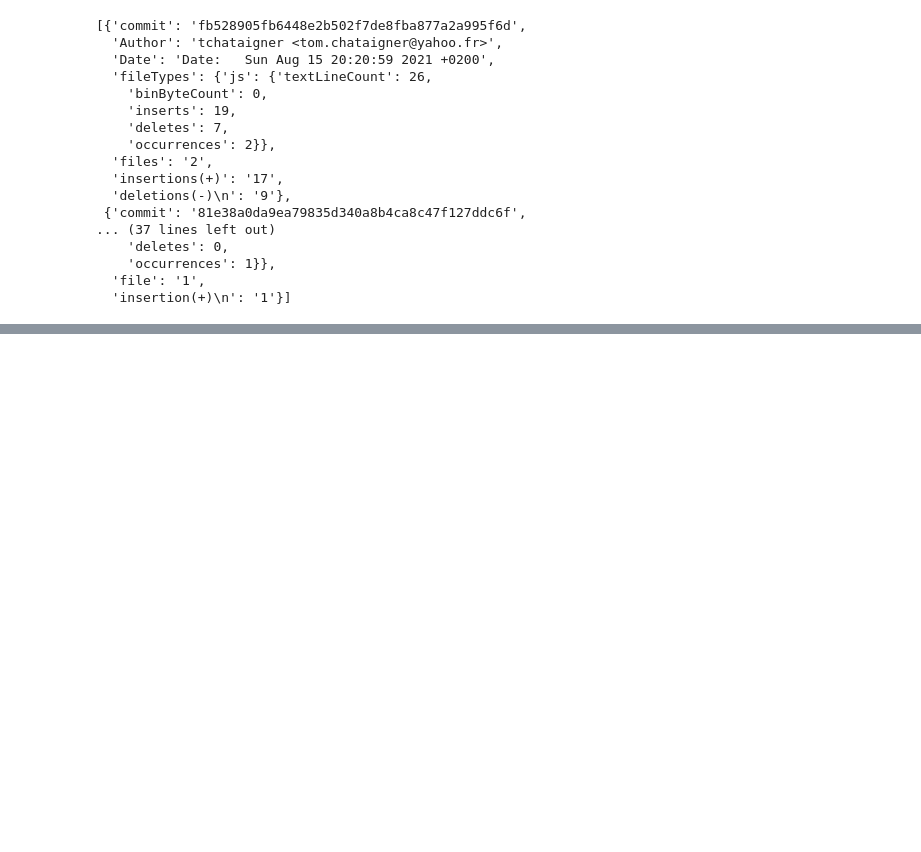
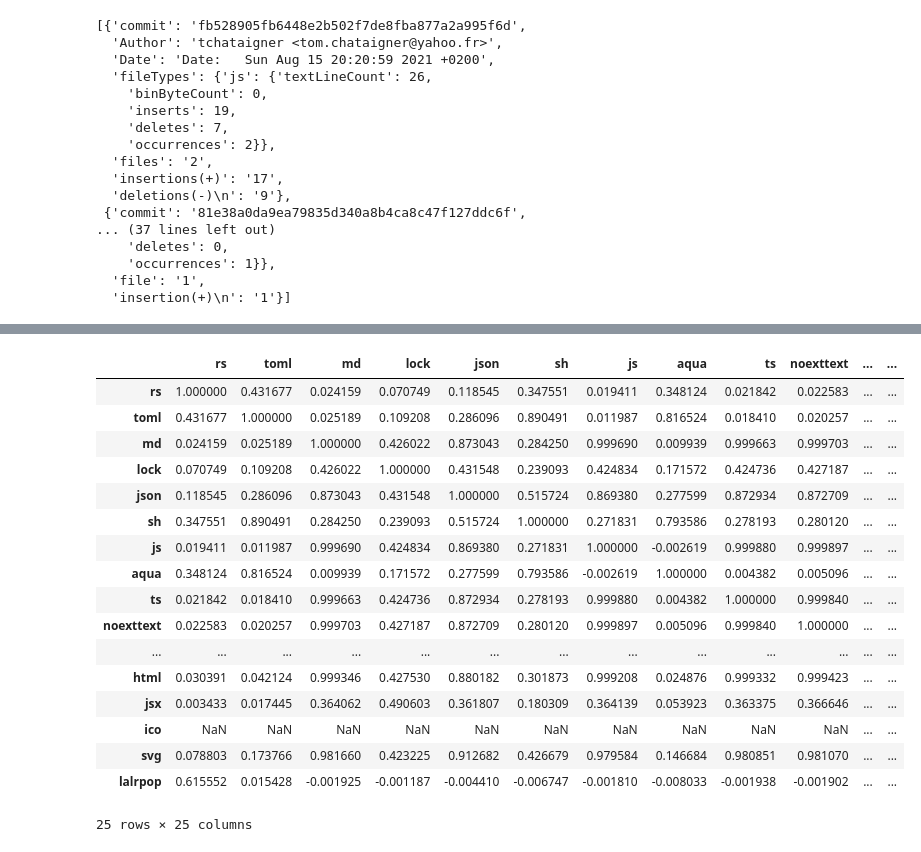
Before and after one commit to Deadman-DAO/Web3HackerNetwork, a Jupyter notebook: sandbox/notebooks/bob/commit_stat_analytics.ipynb, the cells around one changed output, grey strips where cells are left out. Saved outputs shown, nothing was run; the diff lists cells and outputs as text; code cells hidden in the pictures; blank space fills up the shorter version.

Commit message:
added correlation analysis for file types - maybe it will be more useful if I extract the values greater than 0.9 or something

```diff
--- a/sandbox/notebooks/bob/commit_stat_analytics.ipynb
+++ b/sandbox/notebooks/bob/commit_stat_analytics.ipynb
@@ -49,5 +49,6 @@ for stats in all_commit_stats:
 by_commit_count = sorted(ft_dicts, key=lambda d: d['commits'])
 by_commit_count.reverse()
 # if your odds of being in a commit are < 1/1000, you don't matter
-[stats for stats in by_commit_count if stats['commits'] < (len(all_commit_stats) / 1000)]
+main_type_stats = [stats for stats in by_commit_count if stats['commits'] > (len(all_commit_stats) / 100)]
+main_type_stats
 # %% [output]
@@ -70,0 +72,16 @@ by_commit_count.reverse()
+# %%
+import pandas as pd
+
+main_types = [stat['file_type'] for stat in main_type_stats]
+main_types.index('json')
+rows = []
+for commit_stats in all_commit_stats:
+    row = [0]*len(main_types)
+    rows.append(row)
+    for file_type in commit_stats['fileTypes']:
+        commit_ft_dict = commit_stats['fileTypes'][file_type]
+        if file_type in main_types:
+            position = main_types.index(file_type)
+            row[position] = commit_ft_dict['textLineCount']
+type_df = pd.DataFrame(rows, columns=main_types) # index=commit_ids,
+type_df
@@ -70,0 +102,21 @@ by_commit_count.reverse()
+# %%
+type_df.corr()
+# %% [output]
+|  | rs | toml | md | lock | json | sh | js | aqua | ts | noexttext | ... | ... |
+| rs | 1.000000 | 0.431677 | 0.024159 | 0.070749 | 0.118545 | 0.347551 | 0.019411 | 0.348124 | 0.021842 | 0.022583 | ... | ... |
+| toml | 0.431677 | 1.000000 | 0.025189 | 0.109208 | 0.286096 | 0.890491 | 0.011987 | 0.816524 | 0.018410 | 0.020257 | ... | ... |
+| md | 0.024159 | 0.025189 | 1.000000 | 0.426022 | 0.873043 | 0.284250 | 0.999690 | 0.009939 | 0.999663 | 0.999703 | ... | ... |
+| lock | 0.070749 | 0.109208 | 0.426022 | 1.000000 | 0.431548 | 0.239093 | 0.424834 | 0.171572 | 0.424736 | 0.427187 | ... | ... |
+| json | 0.118545 | 0.286096 | 0.873043 | 0.431548 | 1.000000 | 0.515724 | 0.869380 | 0.277599 | 0.872934 | 0.872709 | ... | ... |
+| sh | 0.347551 | 0.890491 | 0.284250 | 0.239093 | 0.515724 | 1.000000 | 0.271831 | 0.793586 | 0.278193 | 0.280120 | ... | ... |
+| js | 0.019411 | 0.011987 | 0.999690 | 0.424834 | 0.869380 | 0.271831 | 1.000000 | -0.002619 | 0.999880 | 0.999897 | ... | ... |
+| aqua | 0.348124 | 0.816524 | 0.009939 | 0.171572 | 0.277599 | 0.793586 | -0.002619 | 1.000000 | 0.004382 | 0.005096 | ... | ... |
+| ts | 0.021842 | 0.018410 | 0.999663 | 0.424736 | 0.872934 | 0.278193 | 0.999880 | 0.004382 | 1.000000 | 0.999840 | ... | ... |
+| noexttext | 0.022583 | 0.020257 | 0.999703 | 0.427187 | 0.872709 | 0.280120 | 0.999897 | 0.005096 | 0.999840 | 1.000000 | ... | ... |
+| ... | ... | ... | ... | ... | ... | ... | ... | ... | ... | ... | ... | ... |
+| html | 0.030391 | 0.042124 | 0.999346 | 0.427530 | 0.880182 | 0.301873 | 0.999208 | 0.024876 | 0.999332 | 0.999423 | ... | ... |
+| jsx | 0.003433 | 0.017445 | 0.364062 | 0.490603 | 0.361807 | 0.180309 | 0.364139 | 0.053923 | 0.363375 | 0.366646 | ... | ... |
+| ico | NaN | NaN | NaN | NaN | NaN | NaN | NaN | NaN | NaN | NaN | ... | ... |
+| svg | 0.078803 | 0.173766 | 0.981660 | 0.423225 | 0.912682 | 0.426679 | 0.979584 | 0.146684 | 0.980851 | 0.981070 | ... | ... |
+| lalrpop | 0.615552 | 0.015428 | -0.001925 | -0.001187 | -0.004410 | -0.006747 | -0.001810 | -0.008033 | -0.001938 | -0.001902 | ... | ... |
+25 rows × 25 columns
```
Also changed, not shown: parts of 2 cells of this notebook, 1 other file.
